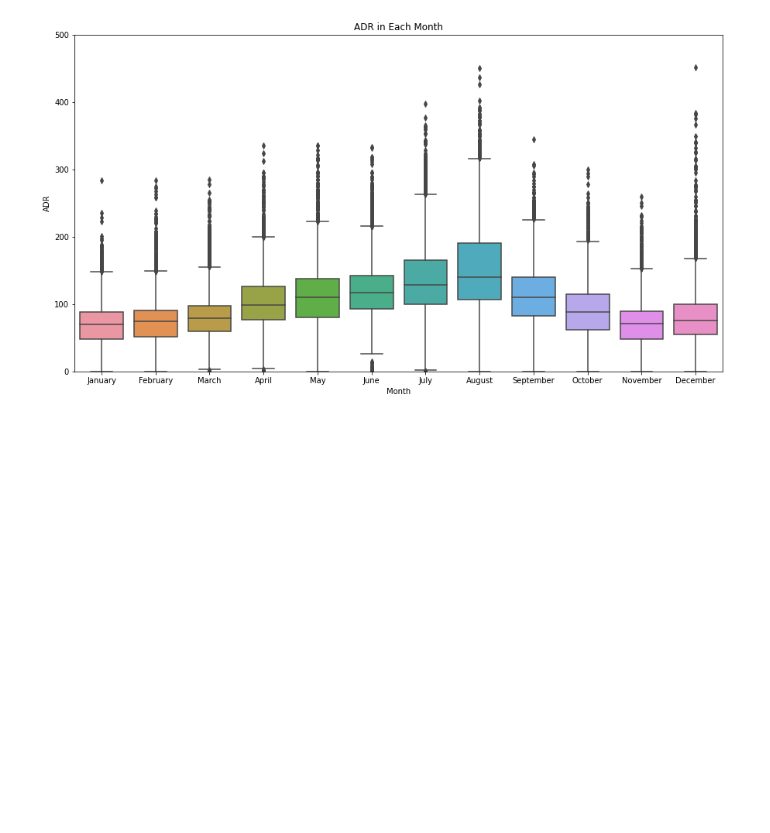
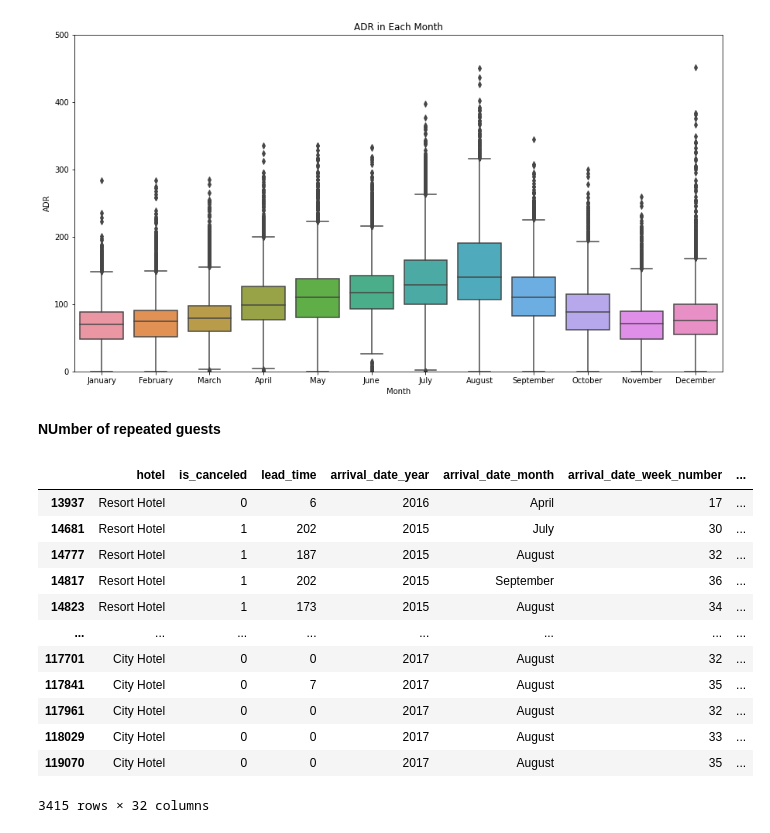
Before and after one commit to rimshaharmaen/EDA-Hotel-Booking-Analysis, a Jupyter notebook: Rimsha_Harmaen_Hotel_Booking.ipynb, the cells around one changed output. Drawn from its saved outputs; the diff is of its cells as text; code cells hidden in the pictures; blank space fills up the shorter version.

```diff
--- a/Rimsha_Harmaen_Hotel_Booking.ipynb
+++ b/Rimsha_Harmaen_Hotel_Booking.ipynb
@@ -407,3 +407,21 @@ plt.xlabel("Month")
 plt.show()
 # %% [output]
 [figure]
+# %% [markdown]
+**NUmber of repeated guests**
+# %%
+df[df["is_repeated_guest"]==1]
+# %% [output]
+|  | hotel | is_canceled | lead_time | arrival_date_year | arrival_date_month | arrival_date_week_number | ... |
+| 13937 | Resort Hotel | 0 | 6 | 2016 | April | 17 | ... |
+| 14681 | Resort Hotel | 1 | 202 | 2015 | July | 30 | ... |
+| 14777 | Resort Hotel | 1 | 187 | 2015 | August | 32 | ... |
+| 14817 | Resort Hotel | 1 | 202 | 2015 | September | 36 | ... |
+| 14823 | Resort Hotel | 1 | 173 | 2015 | August | 34 | ... |
+| ... | ... | ... | ... | ... | ... | ... | ... |
+| 117701 | City Hotel | 0 | 0 | 2017 | August | 32 | ... |
+| 117841 | City Hotel | 0 | 7 | 2017 | August | 35 | ... |
+| 117961 | City Hotel | 0 | 0 | 2017 | August | 32 | ... |
+| 118029 | City Hotel | 0 | 0 | 2017 | August | 33 | ... |
+| 119070 | City Hotel | 0 | 0 | 2017 | August | 35 | ... |
+3415 rows × 32 columns
```
Also changed, not shown: parts of 9 cells of this notebook.
